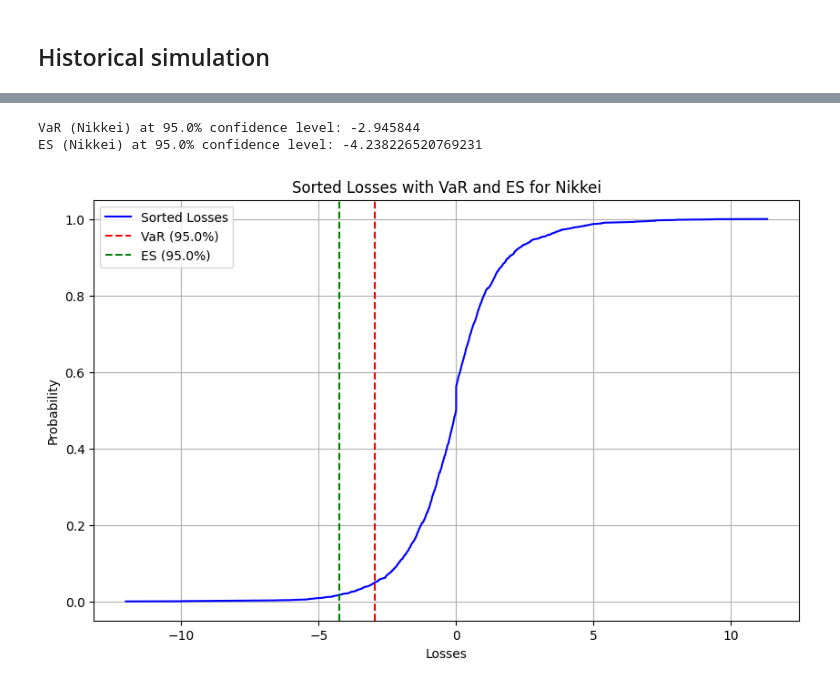
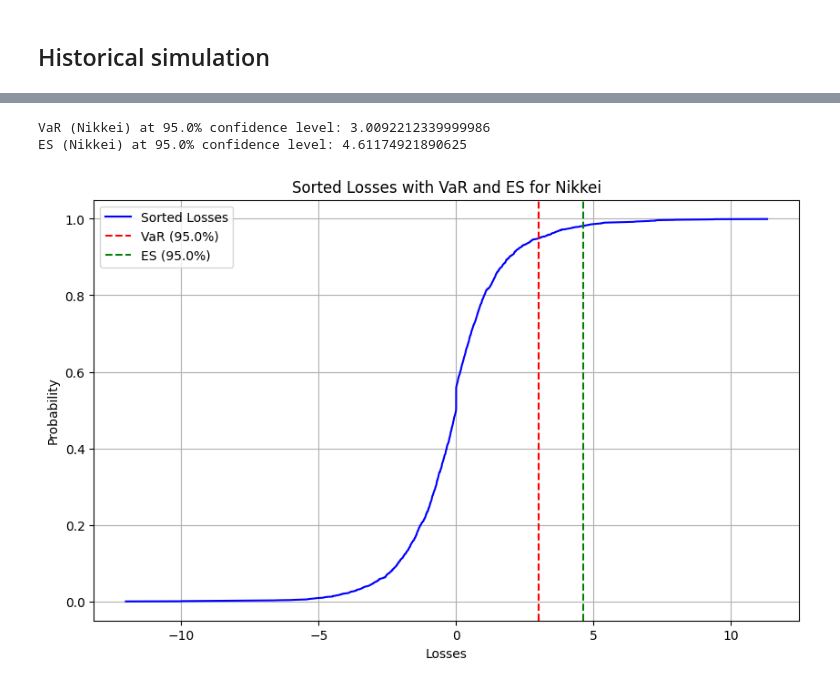
Before and after one commit to Dhruvs120/Quantitative_Risk_Management_Assignments, a Jupyter notebook: initial_notebook.ipynb, the cells around one changed output, grey strips where cells are left out. Cells and saved outputs as stored; diff of their text form; code cells hidden in the pictures.

```diff
--- a/initial_notebook.ipynb
+++ b/initial_notebook.ipynb
@@ -446,40 +555,40 @@ ES (DAX40) at 95.0% confidence level: -277.4151538461538
-# %%
-# Extract historical losses for Nikkei
-nikkei_losses = main_df[(main_df['Date'] >= '2012-01-04') & (main_df['Date'] <= '2021-12-31')]['C_Nikkei_Loss'].dropna()
-
-# Sort the losses in ascending order
-sorted_nikkei_losses = nikkei_losses.sort_values()
-
-# Calculate the index for the VaR based on the confidence level
-var_index_nikkei = int((1 - confidence_level) * len(sorted_nikkei_losses))
-
-# Calculate VaR
-VaR_nikkei = sorted_nikkei_losses.iloc[var_index_nikkei]
-
-# Calculate ES (average of losses beyond VaR)
-ES_nikkei = sorted_nikkei_losses.iloc[:var_index_nikkei].mean()
-
-print(f"VaR (Nikkei) at {confidence_level * 100}% confidence level: {VaR_nikkei}")
-print(f"ES (Nikkei) at {confidence_level * 100}% confidence level: {ES_nikkei}")
-
-import matplotlib.pyplot as plt
-
-# Plot the sorted losses as a line graph
-plt.figure(figsize=(10, 6))
-plt.plot(sorted_nikkei_losses.values, np.linspace(0, 1, len(sorted_nikkei_losses), endpoint=False), label='Sorted Losses', color='blue')
-
-# Highlight VaR and ES on the graph
-plt.axvline(x=VaR_nikkei, color='red', linestyle='--', label=f'VaR ({confidence_level * 100}%)')
-plt.axvline(x=ES_nikkei, color='green', linestyle='--', label=f'ES ({confidence_level * 100}%)')
-
-# Add labels, title, and legend
-plt.xlabel('Losses')
-plt.ylabel('Probability')
-plt.title('Sorted Losses with VaR and ES for Nikkei')
-plt.legend()
-plt.grid()
-plt.show()
-# %% [output]
-VaR (Nikkei) at 95.0% confidence level: -2.945844
-ES (Nikkei) at 95.0% confidence level: -4.238226520769231
-[figure, removed]
+# %%
+confidence_level = 0.95
+
+# Extract historical losses for Nikkei
+nikkei_losses = main_df[(main_df['Date'] >= '2012-01-04') & (main_df['Date'] <= '2021-12-31')]['C_Nikkei_Loss']
+
+# Sort the losses in ascending order
+sorted_nikkei_losses = nikkei_losses.sort_values()
+
+# Calculate VaR at the specified confidence level
+# This finds the value at the threshold separating the worst (1-confidence_level)% losses
+VaR_nikkei = sorted_nikkei_losses.quantile(confidence_level)
+
+# Calculate ES (Expected Shortfall)
+# This is the average of the losses that are greater than or equal to the VaR value
+tail_nik_losses = sorted_nikkei_losses[sorted_nikkei_losses >= VaR_nikkei]
+ES_nikkei = tail_nik_losses.mean()
+
+print(f"VaR (Nikkei) at {confidence_level * 100}% confidence level: {VaR_nikkei}")
+print(f"ES (Nikkei) at {confidence_level * 100}% confidence level: {ES_nikkei}")
+
+# Plot the sorted losses as a line graph
+plt.figure(figsize=(10, 6))
+plt.plot(sorted_nikkei_losses.values, np.linspace(0, 1, len(sorted_nikkei_losses), endpoint=False), label='Sorted Losses', color='blue')
+
+# Highlight VaR and ES on the graph
+plt.axvline(x=VaR_nikkei, color='red', linestyle='--', label=f'VaR ({confidence_level * 100}%)')
+plt.axvline(x=ES_nikkei, color='green', linestyle='--', label=f'ES ({confidence_level * 100}%)')
+
+# Add labels, title, and legend
+plt.xlabel('Losses')
+plt.ylabel('Probability')
+plt.title('Sorted Losses with VaR and ES for Nikkei')
+plt.legend()
+plt.grid()
+plt.show()
+# %% [output]
+VaR (Nikkei) at 95.0% confidence level: 3.0092212339999986
+ES (Nikkei) at 95.0% confidence level: 4.61174921890625
+[figure, added]
```
Also changed, not shown: parts of 39 cells of this notebook.
